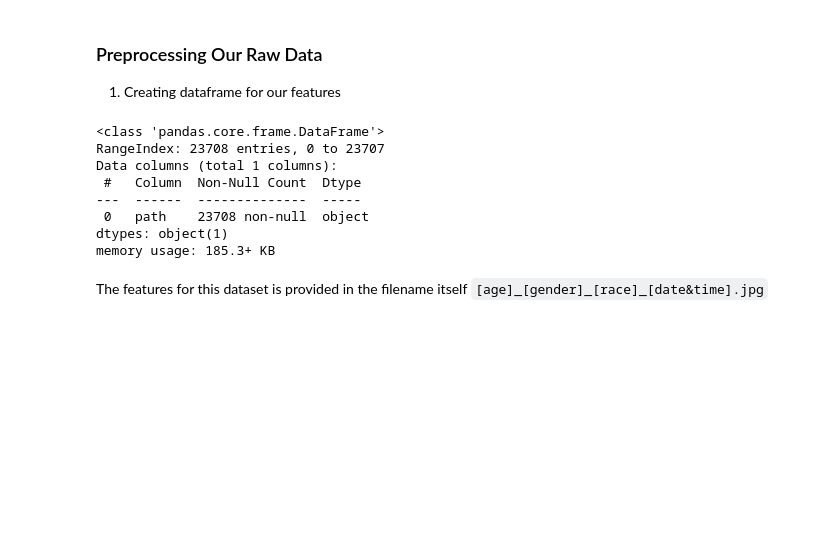
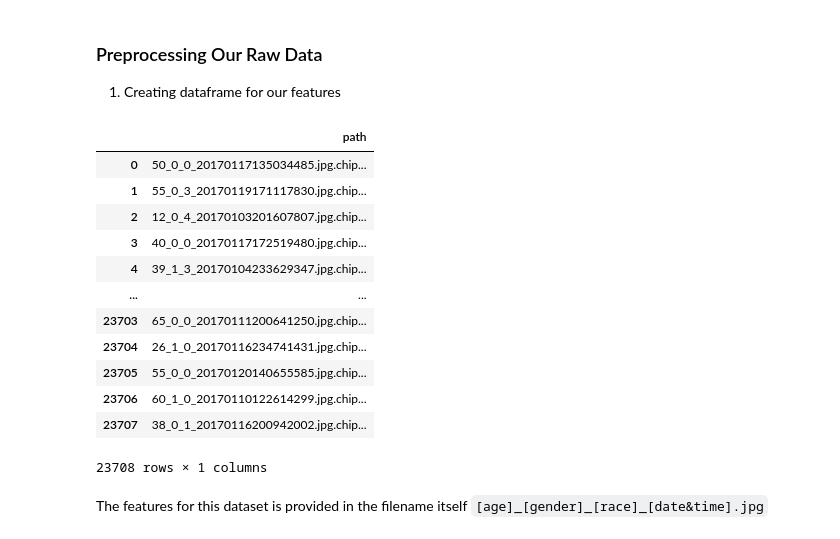
Before and after one commit to plon-Susk7/AGE-GENDER-ETHNICITY-PREDICTION, a Jupyter notebook: main.ipynb, the cells around one changed output. Drawn from its saved outputs; the diff is of its cells as text; code cells hidden in the pictures; blank space fills up the shorter version.

```diff
--- a/main.ipynb
+++ b/main.ipynb
@@ -16,23 +16,28 @@ Data link : https://www.kaggle.com/datasets/jangedoo/utkface-new
 # %%
 import os
 
 dir = 'UTKFace'
 files = [filename for filename in os.listdir(dir)]
 
 data = {'path' : files}
 
 df = pd.DataFrame(data)
 
-df.info()
+df
 # %% [output]
+|  | path |
+| 0 | 50_0_0_20170117135034485.jpg.chip... |
+| 1 | 55_0_3_20170119171117830.jpg.chip... |
+| 2 | 12_0_4_20170103201607807.jpg.chip... |
+| 3 | 40_0_0_20170117172519480.jpg.chip... |
+| 4 | 39_1_3_20170104233629347.jpg.chip... |
+| ... | ... |
+| 23703 | 65_0_0_20170111200641250.jpg.chip... |
+| 23704 | 26_1_0_20170116234741431.jpg.chip... |
+| 23705 | 55_0_0_20170120140655585.jpg.chip... |
+| 23706 | 60_1_0_20170110122614299.jpg.chip... |
+| 23707 | 38_0_1_20170116200942002.jpg.chip... |
-<class 'pandas.core.frame.DataFrame'>
-RangeIndex: 23708 entries, 0 to 23707
-Data columns (total 1 columns):
- #   Column  Non-Null Count  Dtype
----  ------  --------------  -----
- 0   path    23708 non-null  object
-dtypes: object(1)
-memory usage: 185.3+ KB
+23708 rows × 1 columns
 # %% [markdown]
 The features for this dataset is provided in the filename itself `[age]_[gender]_[race]_[date&time].jpg`
 # %%
```
Also changed, not shown: 2 other files.
